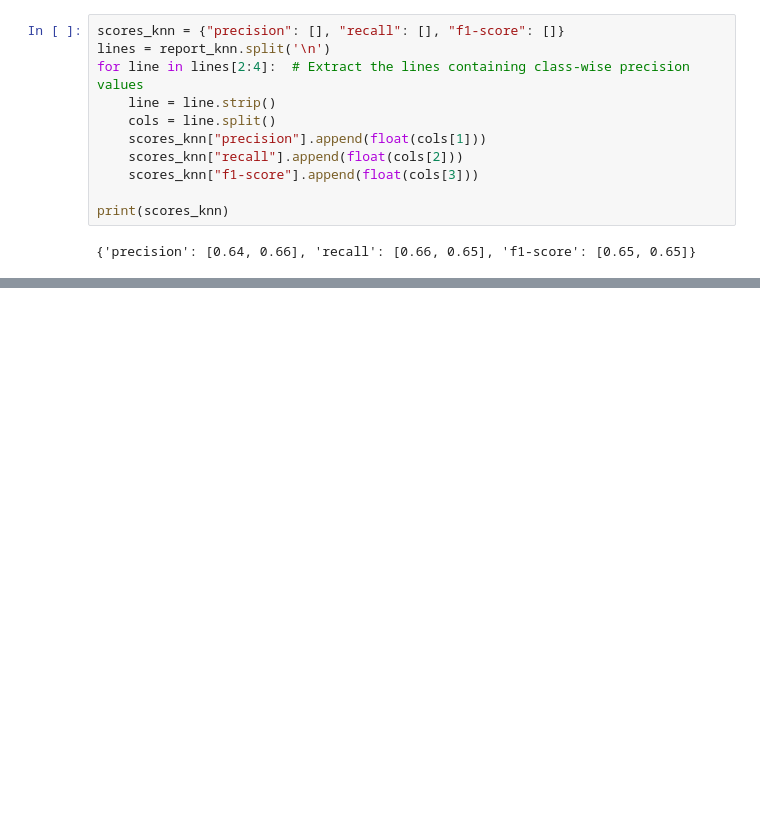
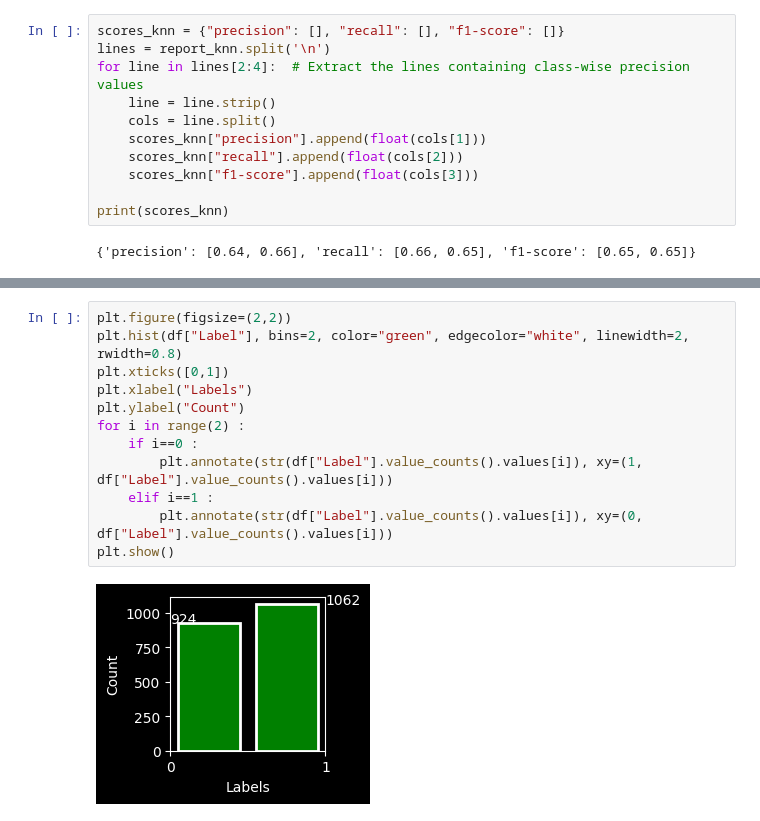
Before and after one commit to dgdevanshi/Sentiment-Analysis, a Jupyter notebook: model.ipynb, the cells around one changed output, grey strips where cells are left out. Saved outputs shown, nothing was run; the diff lists cells and outputs as text; blank space fills up the shorter version.

```diff
--- a/model.ipynb
+++ b/model.ipynb
@@ -163,0 +184,14 @@ print(scores_knn)
+# %%
+plt.figure(figsize=(2,2))
+plt.hist(df["Label"], bins=2, color="green", edgecolor="white", linewidth=2, rwidth=0.8)
+plt.xticks([0,1])
+plt.xlabel("Labels")
+plt.ylabel("Count")
+for i in range(2) :
+    if i==0 :
+        plt.annotate(str(df["Label"].value_counts().values[i]), xy=(1, df["Label"].value_counts().values[i]))
+    elif i==1 :
+        plt.annotate(str(df["Label"].value_counts().values[i]), xy=(0, df["Label"].value_counts().values[i]))
+plt.show()
+# %% [output]
+[figure, added]
```
Also changed, not shown: parts of 7 cells of this notebook.
